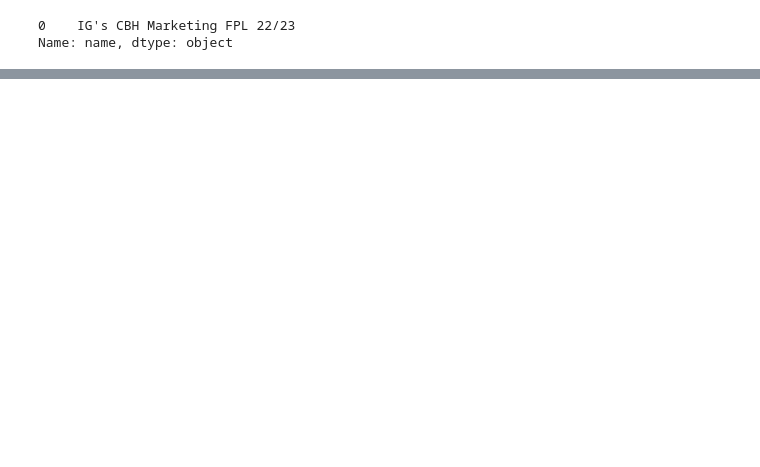
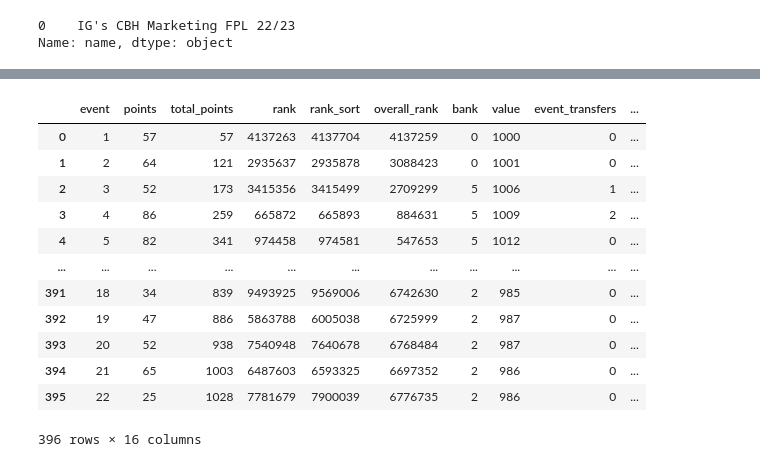
Before and after one commit to Dynamic747/general, a Jupyter notebook: FPL.ipynb, the cells around one changed output, grey strips where cells are left out. Cells and saved outputs as stored; diff of their text form; code cells hidden in the pictures; blank space fills up the shorter version.

```diff
--- a/FPL.ipynb
+++ b/FPL.ipynb
@@ -238,6 +353,21 @@ chips_count_by_chip = chips_used_df[['player_name', 'chips', 'name']].groupby(by
 merged_data['id_cell']=merged_data['id_cell'].astype('int')
 # %%
 manager_data = pd.merge(merged_data, manager_details, left_on= 'id_cell', right_on= 'team_id', how = 'left')
-#
+manager_data.assign(actual_bank = lambda x: x.bank/10)
+manager_data.assign(actual_value = lamba x: x.value/10)
+# %% [output]
+|  | event | points | total_points | rank | rank_sort | overall_rank | bank | value | event_transfers | ... |
+| 0 | 1 | 57 | 57 | 4137263 | 4137704 | 4137259 | 0 | 1000 | 0 | ... |
+| 1 | 2 | 64 | 121 | 2935637 | 2935878 | 3088423 | 0 | 1001 | 0 | ... |
+| 2 | 3 | 52 | 173 | 3415356 | 3415499 | 2709299 | 5 | 1006 | 1 | ... |
+| 3 | 4 | 86 | 259 | 665872 | 665893 | 884631 | 5 | 1009 | 2 | ... |
+| 4 | 5 | 82 | 341 | 974458 | 974581 | 547653 | 5 | 1012 | 0 | ... |
+| ... | ... | ... | ... | ... | ... | ... | ... | ... | ... | ... |
+| 391 | 18 | 34 | 839 | 9493925 | 9569006 | 6742630 | 2 | 985 | 0 | ... |
+| 392 | 19 | 47 | 886 | 5863788 | 6005038 | 6725999 | 2 | 987 | 0 | ... |
+| 393 | 20 | 52 | 938 | 7540948 | 7640678 | 6768484 | 2 | 987 | 0 | ... |
+| 394 | 21 | 65 | 1003 | 6487603 | 6593325 | 6697352 | 2 | 986 | 0 | ... |
+| 395 | 22 | 25 | 1028 | 7781679 | 7900039 | 6776735 | 2 | 986 | 0 | ... |
+396 rows × 16 columns
 # %%
 # Next Step Get General Information On All Accounts And Join Together and clean up data files before export
```
Also changed, not shown: parts of 13 cells of this notebook, 5 other files.
